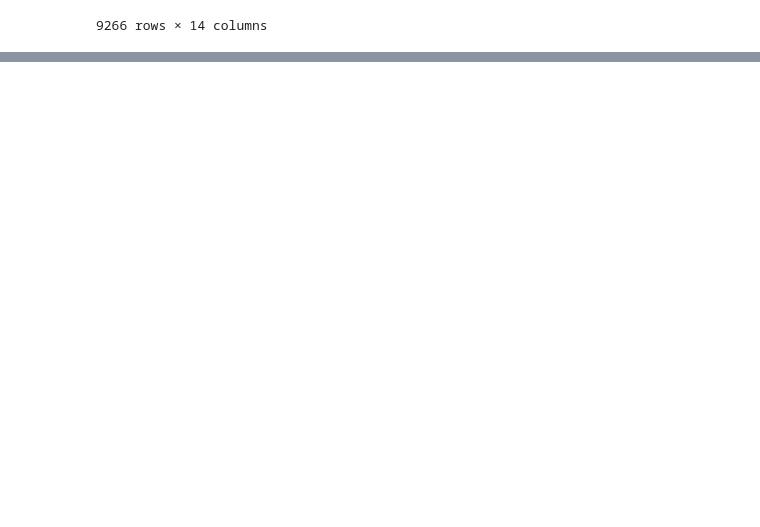
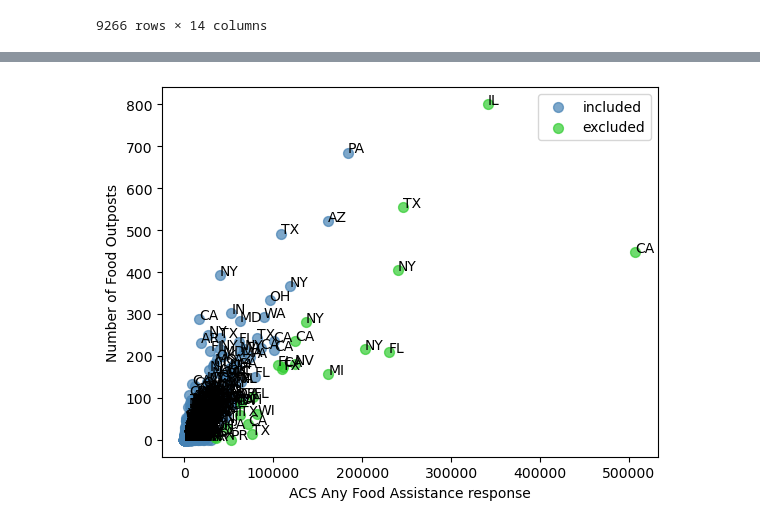
Before and after one commit to mroumanos/snap-dependency-risk-assessment, a Jupyter notebook: notebooks/analytics.ipynb, the cells around one changed output, grey strips where cells are left out. Drawn from its saved outputs; the diff is of its cells as text; code cells hidden in the pictures; blank space fills up the shorter version.

```diff
--- a/notebooks/analytics.ipynb
+++ b/notebooks/analytics.ipynb
@@ -174,0 +146,19 @@ len(df[df['HESC3']>0])
+# %%
+import pandas
+import statsmodels.api as sm
+from statsmodels.formula.api import ols
+
+query = """
+select
+    id,
+    state_code,
+    ct_food_outposts as y,
+    ct_households_any_food_assistance as x
+from counties_metrics
+"""
+
+df = pandas.read_sql(query, con=engine)
+model = ols('x ~ y', data=df).fit()
+stud_res = model.outlier_test()
+df = df.join(stud_res)
+df["coverage_step_contrib"] = df["student_resid"]
@@ -174,0 +186,30 @@ len(df[df['HESC3']>0])
+# %%
+import matplotlib.pyplot as plt
+
+fig, ax = plt.subplots()
+
+df['scoped'] = df['student_resid'] < 3
+df_scoped = df[df['scoped']]
+df_excluded = df[~df['scoped']]
+
+# scatter points
+ax.scatter(df_scoped['x'], df_scoped['y'], color='steelblue', label='included', s=50, alpha=0.7)
+ax.scatter(df_excluded['x'], df_excluded['y'], color='limegreen', label='excluded', s=50, alpha=0.7)
+
+# add a line (here: simple y = x trend)
+# ax.plot(df['coverage_step_metric'], df['y_pred'], color="tomato", linewidth=1, label="fitted line")
+
+# or a horizontal/vertical reference line:
+# ax.axhline(3.5, color="gray", linestyle="--")
+# ax.axvline(2.5, color="gray", linestyle="--")
+
+ax.set_xlabel("ACS Any Food Assistance response")
+ax.set_ylabel("Number of Food Outposts")
+ax.legend()
+
+for i, txt in enumerate(df['state_code']):
+    ax.annotate(txt, (df.iloc[i]['x'], df.iloc[i]['y']))
+
+plt.show()
+# %% [output]
+[figure, added]
```
Also changed, not shown: parts of 26 cells of this notebook, 10 other files.
